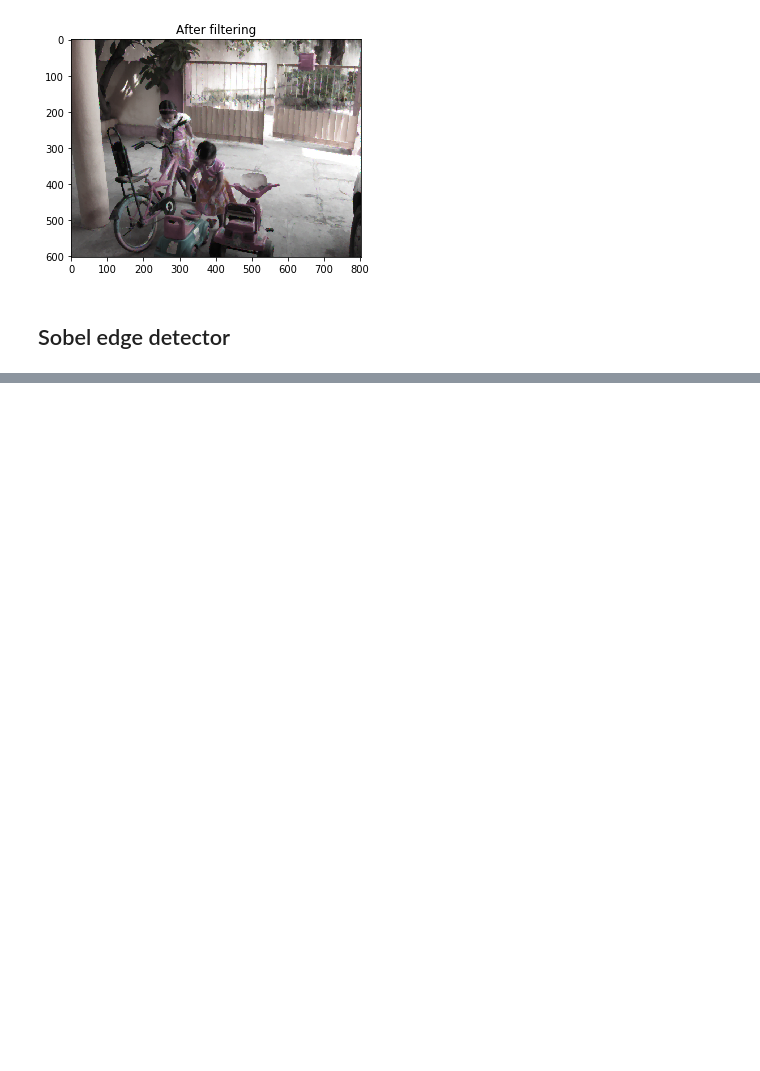
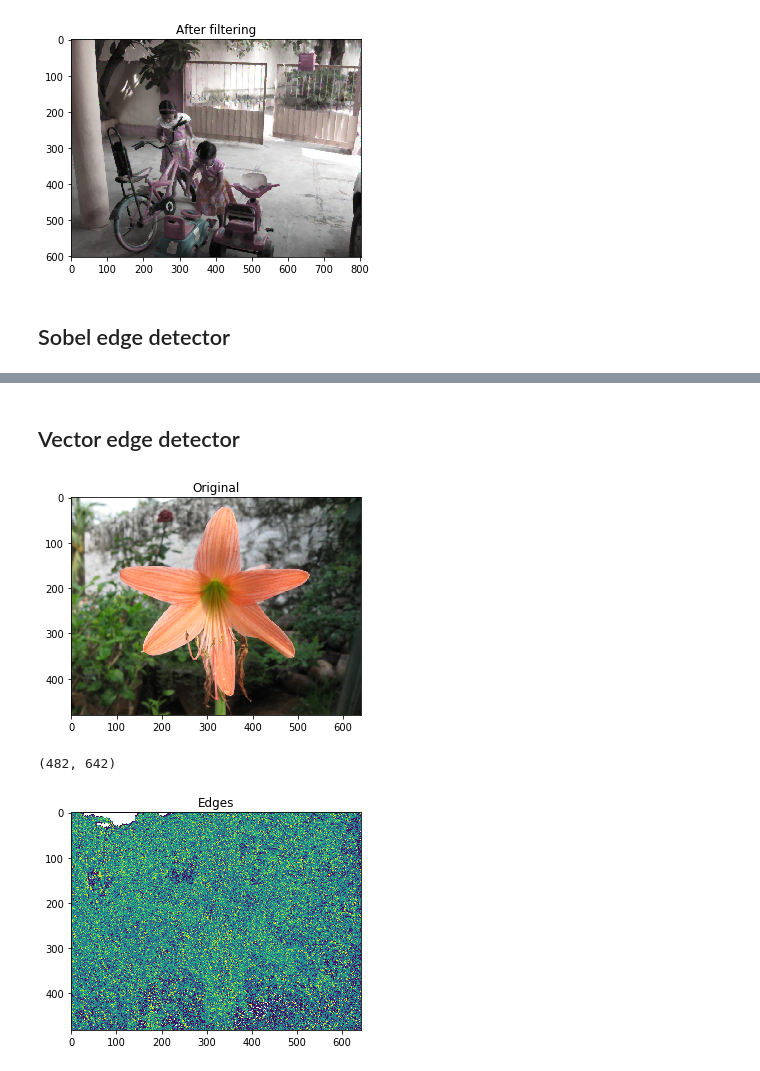
Before and after one commit to saisk8/Color-Image-Processing, a Jupyter notebook: Assignment-1/Assignment-1.ipynb, the cells around one changed output, grey strips where cells are left out. Cells and saved outputs as stored; diff of their text form; code cells hidden in the pictures; blank space fills up the shorter version.

```diff
--- a/Assignment-1/Assignment-1.ipynb
+++ b/Assignment-1/Assignment-1.ipynb
@@ -202,0 +213,39 @@ SobelED(img)
+# %% [markdown]
+## Vector edge detector
+# %%
+def VectorED(img):
+    # Pad the image
+    img_pad = cv2.copyMakeBorder(img, 1, 1, 1, 1, cv2.BORDER_CONSTANT)
+    height, width = img_pad.shape[0], img_pad.shape[1]
+    new_image = np.zeros(img_pad.shape[:2])
+    print(new_image.shape)
+    for i in range(1,height-1):
+        for j in range(1,width-1):
+            c_x = img_pad[i, j] - img_pad[i-1, j]
+            c_y = img_pad[i, j] - img_pad[i, j-1]
+
+            c_xx = np.dot(c_x, c_x)
+            c_yy = np.dot(c_y, c_y)
+            c_xy = np.dot(c_x, c_y)
+
+            theta = (0.5) * np.arctan(2 * c_xy / (c_xx - c_yy))
+            magnitude = (0.5) * ((c_xx + c_xy) + ((c_xx - c_yy) * np.cos(2 * theta)) +
+                                (2 * c_xy * np.sin(theta)))
+
+            new_image[i,j] = magnitude
+
+
+    plt.title('Edges')
+    plt.imshow(new_image)
+    plt.show()
+
+
+img = cv2.imread("Images/orange-flower.ppm")
+plt.title('Original')
+plt.imshow(cv2.cvtColor(img, cv2.COLOR_BGR2RGB))
+plt.show()
+VectorED(cv2.cvtColor(img, cv2.COLOR_BGR2RGB))
+# %% [output]
+[figure, added]
+(482, 642)
+[figure, added]
```
Also changed, not shown: parts of 1 cell of this notebook.
